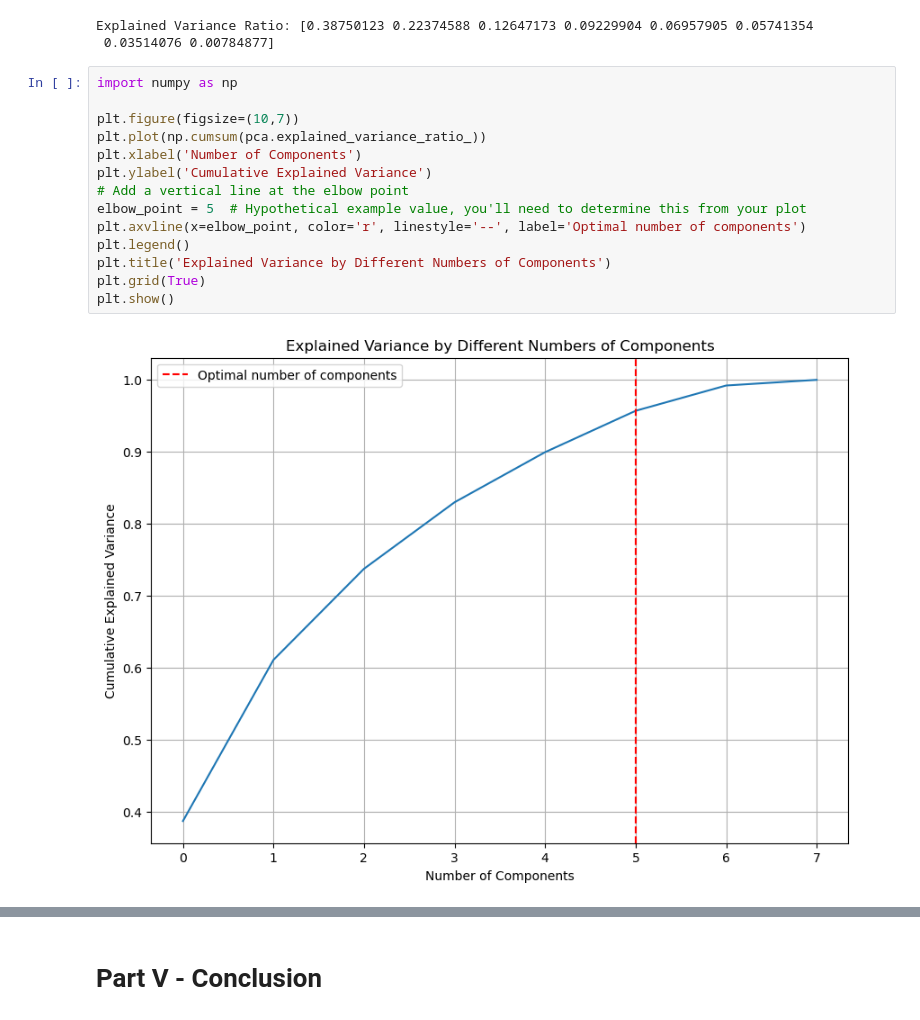
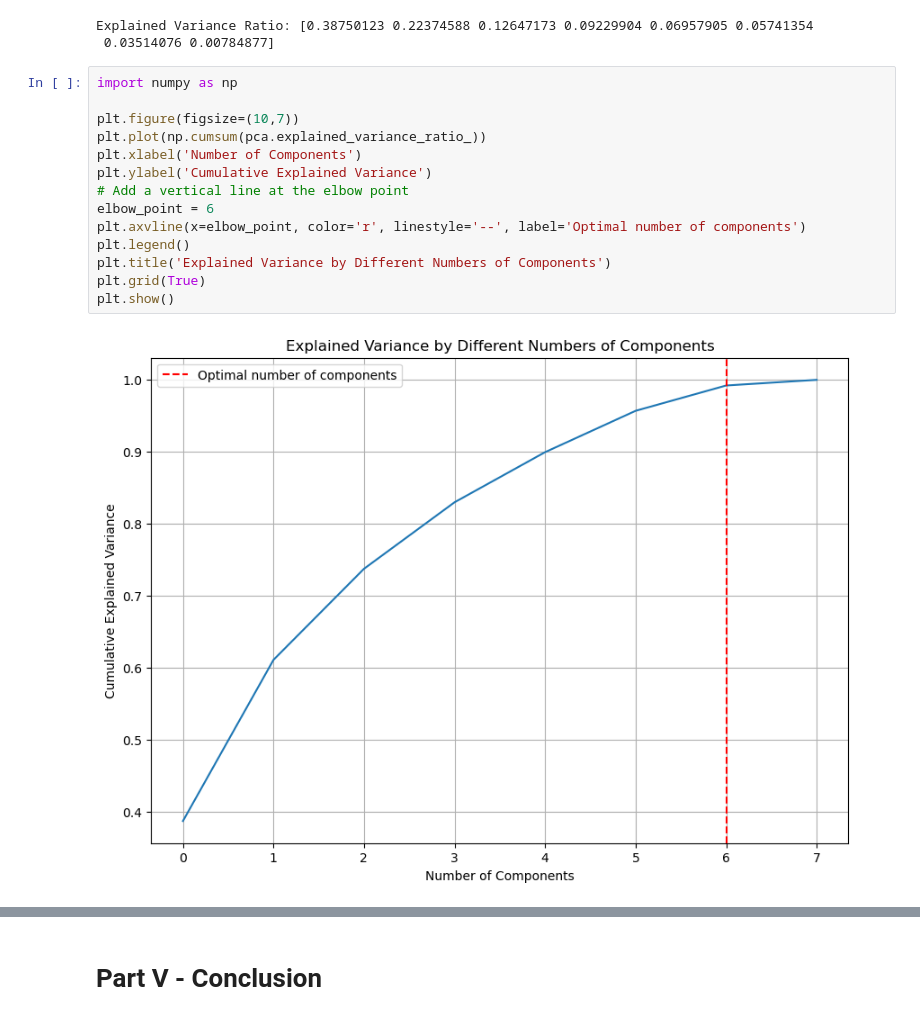
Before and after one commit to selwynreu/unsupervised-learning-project, a Jupyter notebook: Unsupervised Learning - Project.ipynb, the cells around one changed output, grey strips where cells are left out. Saved outputs shown, nothing was run; the diff lists cells and outputs as text.

```diff
--- a/Unsupervised Learning - Project.ipynb
+++ b/Unsupervised Learning - Project.ipynb
@@ -318,19 +289,19 @@ Explained Variance Ratio: [0.38750123 0.22374588 0.12647173 0.09229904 0.0695790
 # %%
 import numpy as np
 
 plt.figure(figsize=(10,7))
 plt.plot(np.cumsum(pca.explained_variance_ratio_))
 plt.xlabel('Number of Components')
 plt.ylabel('Cumulative Explained Variance')
 # Add a vertical line at the elbow point
-elbow_point = 5  # Hypothetical example value, you'll need to determine this from your plot
+elbow_point = 6
 plt.axvline(x=elbow_point, color='r', linestyle='--', label='Optimal number of components')
 plt.legend()
 plt.title('Explained Variance by Different Numbers of Components')
 plt.grid(True)
 plt.show()
 # %% [output]
-[figure, old version]
+[figure, new version]
 # %%
 # Access the loadings of the PCA components
 loadings = pca.components_
```
Also changed, not shown: parts of 8 cells of this notebook.
